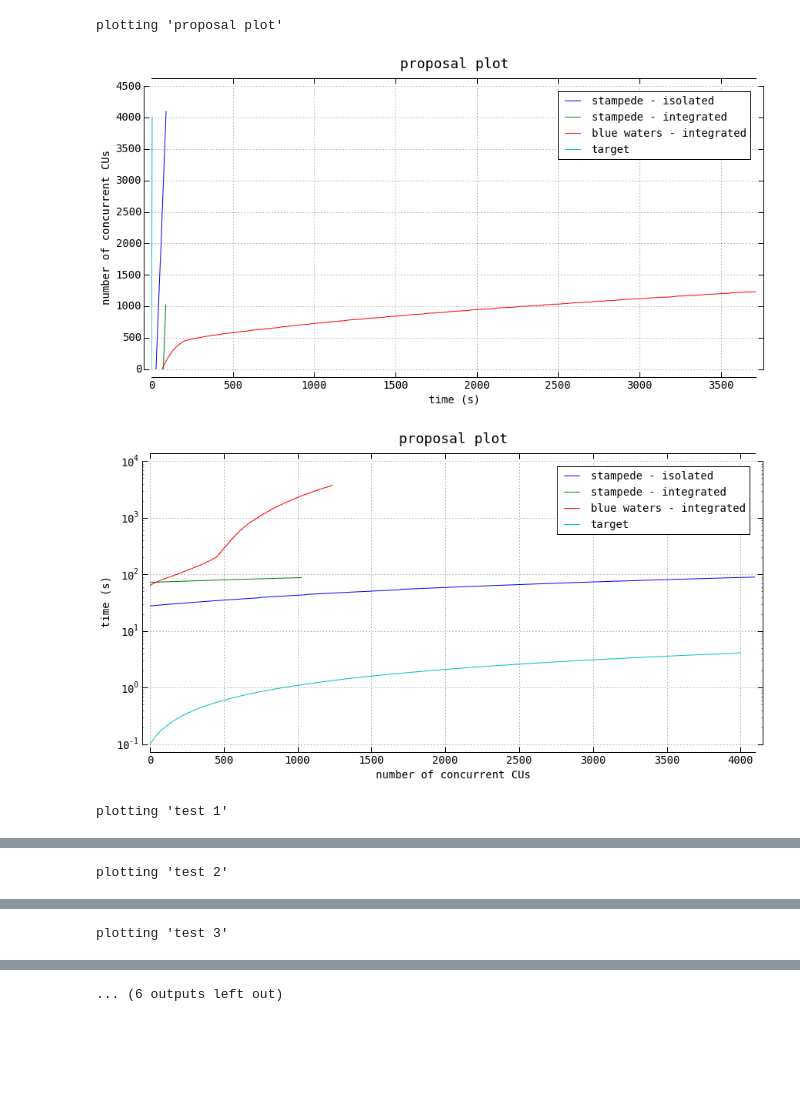
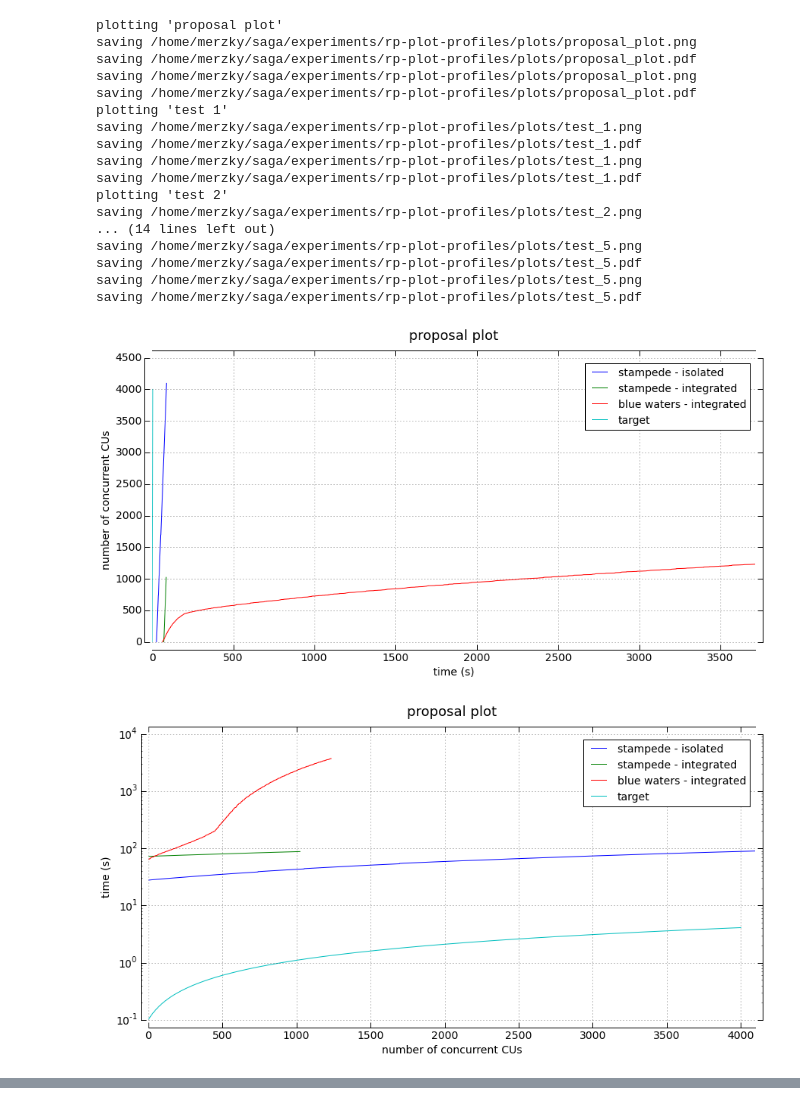
Before and after one commit to radical-experiments/rp-plot-profiles, a Jupyter notebook: plots/plot_profiles.ipynb, the cells around one changed output, grey strips where cells are left out. Cells and saved outputs as stored; diff of their text form; code cells hidden in the pictures; blank space fills up the shorter version.

Commit message:
switch to rpu for utility calls -- needs feature/plots branch

```diff
--- a/plots/plot_profiles.ipynb
+++ b/plots/plot_profiles.ipynb
@@ -46,5 +20,7 @@ experiments = { 'test 1'         : [ [ 'rp.session.thinkie.merzky.016609.0007',
                                      [ 'rp.session.ip-10-184-31-85.merzky.016612.0012', 'stampede - integrated',          ],
                                      [ 'rp.session.titan-ext4.marksant1.016607.0006',   'blue waters - integrated'        ] ]
               }
-exp_frames = get_experiment_frames(experiments)
+profdir = "%s/../profiles/" % os.getcwd()
+
+exp_frames = rpu.get_experiment_frames(experiments, profdir)
 # %% [output]
@@ -202,32 +44,50 @@ def add_target_frame (idx, kind, args, limits, step, label):
 # %%
 
 for exp in sorted(exp_frames.keys()):
     print "plotting '%s'" % exp
 
     plot_frames = list()
 
     for frame, label in exp_frames[exp]:
-        add_concurrency (frame, tgt='cu_num', src='message',
-                         test_in=['ExecWorker to watcher (Executing)'],
-                         test_out=['execution complete'])
+        rpu.add_concurrency (frame, tgt='cu_num', src='message',
+                             test_in=['ExecWorker to watcher (Executing)'],
+                             test_out=['execution complete'])
         plot_frames.append([frame, label])
 
     if 'proposal' in exp:
-        # we add a frame which shows the target rate
-        plot_frames.append (add_target_frame (idx='cu_num', kind='rate',
-                                              args={'t_0'  :    0.1,
-                                                    'rate' : 1000.0},
-                                              limits=[0, 4], step=0.01,
-                                              label='target'))
+        # we add a frame labeled 'target' which shows the target rate
+        tgt = rpu.create_analytical_frame (idx='cu_num', kind='rate',
+                                           args={'t_0'  :    0.1,
+                                                 'rate' : 1000.0},
+                                           limits=[0, 4], step=0.01)
+        plot_frames.append ([tgt, 'target'])
 
-    rp_plot(plot_frames, logx=False, logy=False, title=exp,
-            axis=[['time',   'time (s)'],
-                  ['cu_num', 'number of concurrent CUs']])
-    rp_plot(plot_frames, logx=False, logy=True, title=exp,
-            axis=[['cu_num', 'number of concurrent CUs'],
-                  ['time',   'time (s)']])
+    # create the plots, with and w/o logy, and also show the plots in the notebook
+    fig, _ = rpu.frame_plot(plot_frames, logx=False, logy=False, title=exp,
+                            axis=[['time',   'time (s)'],
+                                  ['cu_num', 'number of concurrent CUs']])
+    fig.show()
+    fig, _ = rpu.frame_plot(plot_frames, logx=False, logy=True, title=exp,
+                            axis=[['cu_num', 'number of concurrent CUs'],
+                                  ['time',   'time (s)']])
+    fig.show()
 # %% [output]
 plotting 'proposal plot'
+saving /home/merzky/saga/experiments/rp-plot-profiles/plots/proposal_plot.png
+saving /home/merzky/saga/experiments/rp-plot-profiles/plots/proposal_plot.pdf
+saving /home/merzky/saga/experiments/rp-plot-profiles/plots/proposal_plot.png
+saving /home/merzky/saga/experiments/rp-plot-profiles/plots/proposal_plot.pdf
+plotting 'test 1'
+saving /home/merzky/saga/experiments/rp-plot-profiles/plots/test_1.png
+saving /home/merzky/saga/experiments/rp-plot-profiles/plots/test_1.pdf
+saving /home/merzky/saga/experiments/rp-plot-profiles/plots/test_1.png
+saving /home/merzky/saga/experiments/rp-plot-profiles/plots/test_1.pdf
+plotting 'test 2'
+saving /home/merzky/saga/experiments/rp-plot-profiles/plots/test_2.png
+... (14 lines left out)
+saving /home/merzky/saga/experiments/rp-plot-profiles/plots/test_5.png
+saving /home/merzky/saga/experiments/rp-plot-profiles/plots/test_5.pdf
+saving /home/merzky/saga/experiments/rp-plot-profiles/plots/test_5.png
+saving /home/merzky/saga/experiments/rp-plot-profiles/plots/test_5.pdf
-[figure, old version]
+[figure, new version]
-[figure, old version]
+[figure, new version]
-plotting 'test 1'
@@ -236 +95,0 @@ plotting 'test 1'
-plotting 'test 2'
@@ -239 +97,0 @@ plotting 'test 2'
-plotting 'test 3'
@@ -242 +99,0 @@ plotting 'test 3'
-... (6 outputs left out)
```
Also changed, not shown: parts of 8 cells of this notebook, 12 other files.
